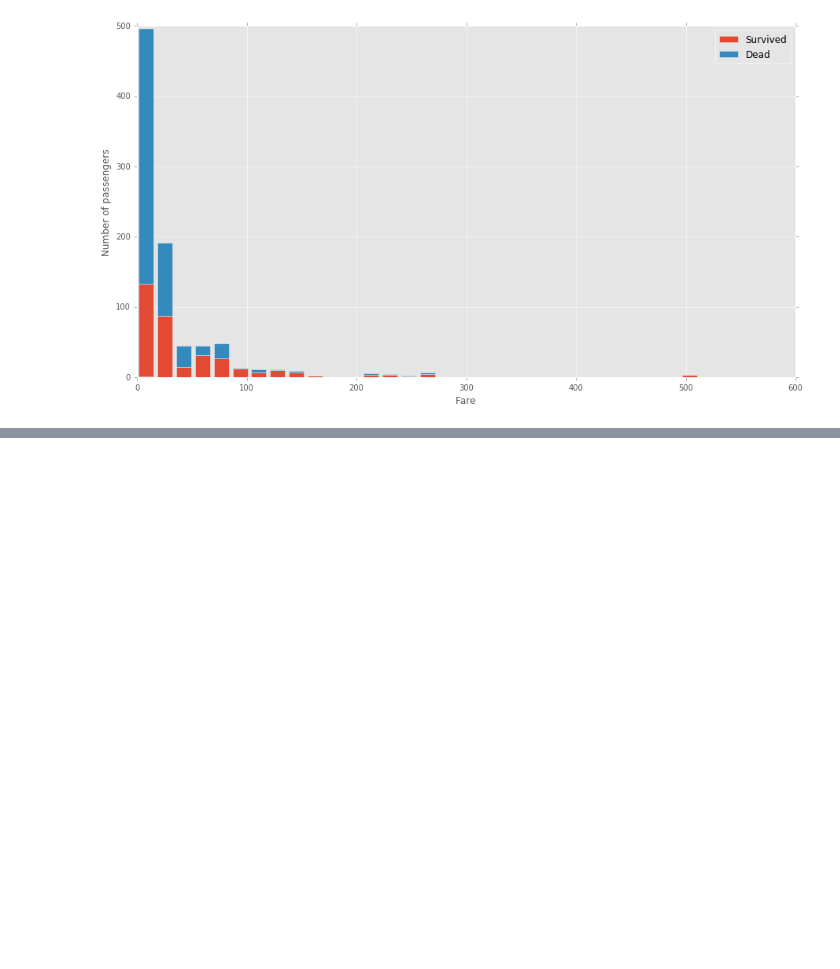
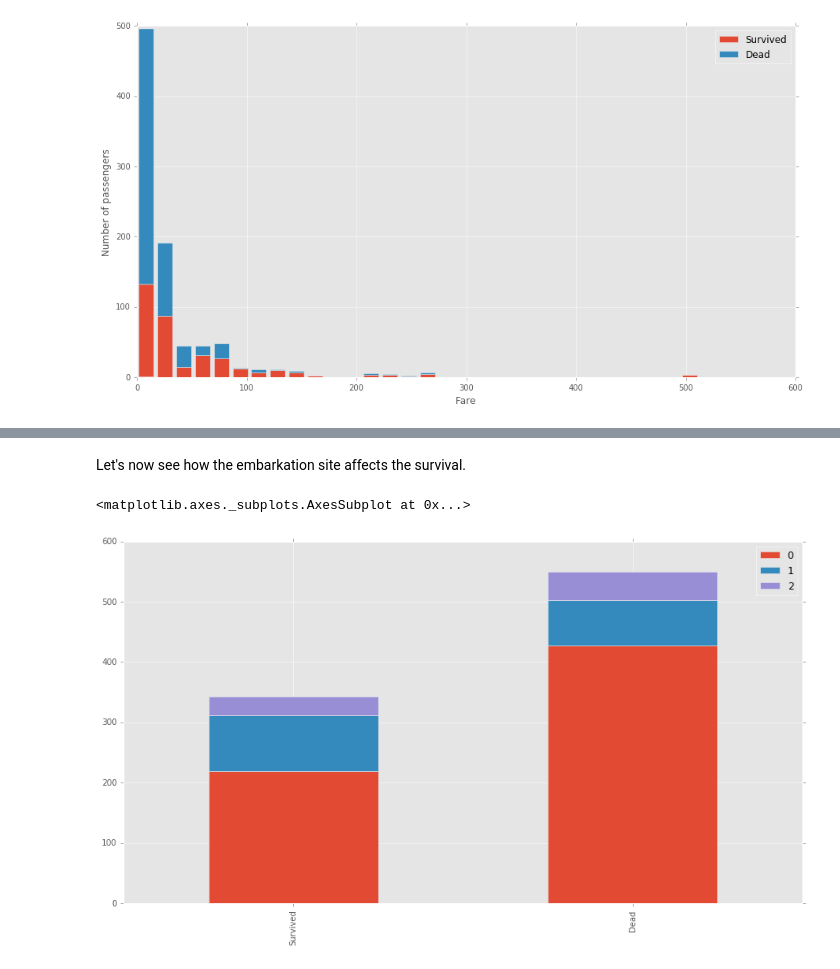
Before and after one commit to umitkaraogul/dataistanbul, a Jupyter notebook: titanic/kaggle-titanic.ipynb, the cells around one changed output, grey strips where cells are left out. Cells and saved outputs as stored; diff of their text form; code cells hidden in the pictures; blank space fills up the shorter version.

```diff
--- a/titanic/kaggle-titanic.ipynb
+++ b/titanic/kaggle-titanic.ipynb
@@ -166,0 +184,11 @@ plt.legend()
+# %% [markdown]
+Let's now see how the embarkation site affects the survival.
+# %%
+survived_embark = train_data[train_data['Survived']==1]['Embarked'].value_counts()
+dead_embark = train_data[train_data['Survived']==0]['Embarked'].value_counts()
+df = pd.DataFrame([survived_embark,dead_embark])
+df.index = ['Survived','Dead']
+df.plot(kind='bar',stacked=True, figsize=(9,8))
+# %% [output]
+<matplotlib.axes._subplots.AxesSubplot at 0x...>
+[figure, added]
```
Also changed, not shown: parts of 10 cells of this notebook.
